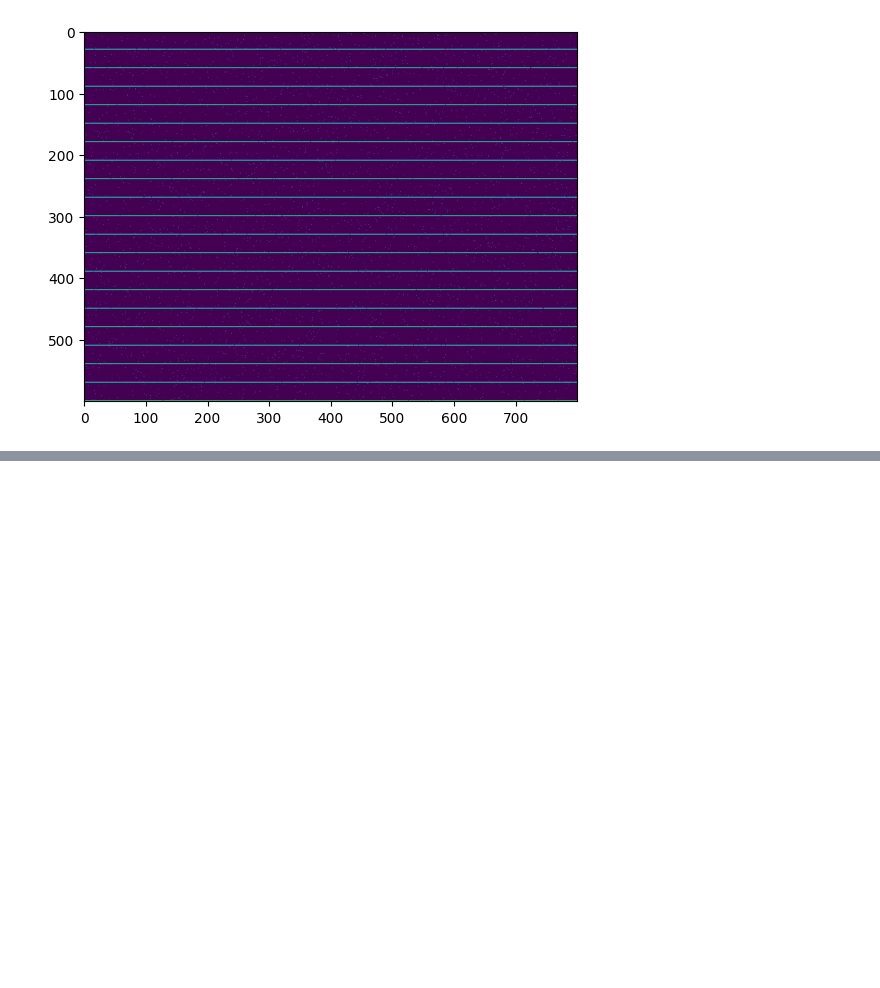
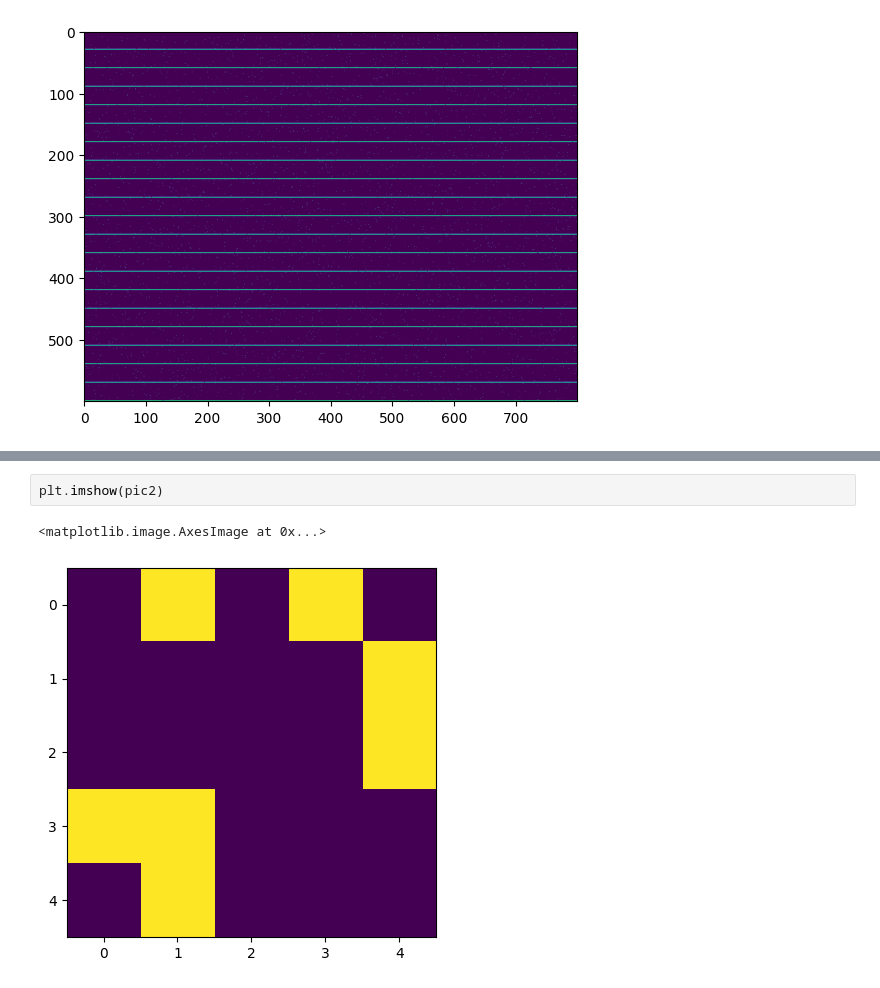
Before and after one commit to SharmilaJ14/KLA_Workshop, a Jupyter notebook: KLA Workshop.ipynb, the cells around one changed output, grey strips where cells are left out. Cells and saved outputs as stored; diff of their text form; blank space fills up the shorter version.

```diff
--- a/KLA Workshop.ipynb
+++ b/KLA Workshop.ipynb
@@ -244,0 +299,5 @@ plt.imshow(fd2)
+# %%
+plt.imshow(pic2)
+# %% [output]
+<matplotlib.image.AxesImage at 0x...>
+[figure, added]
```
Also changed, not shown: parts of 11 cells of this notebook.
